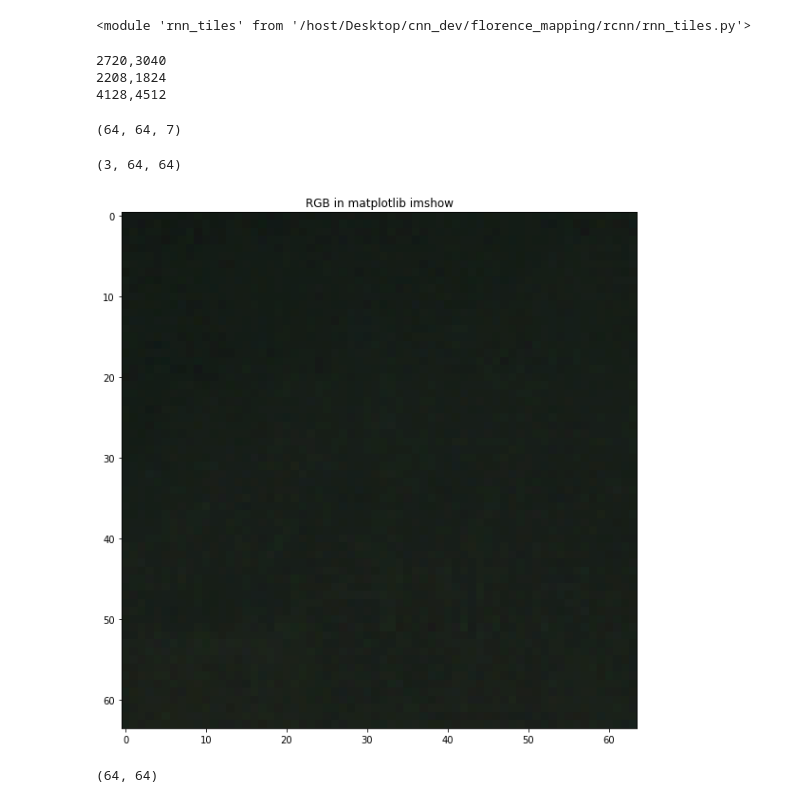
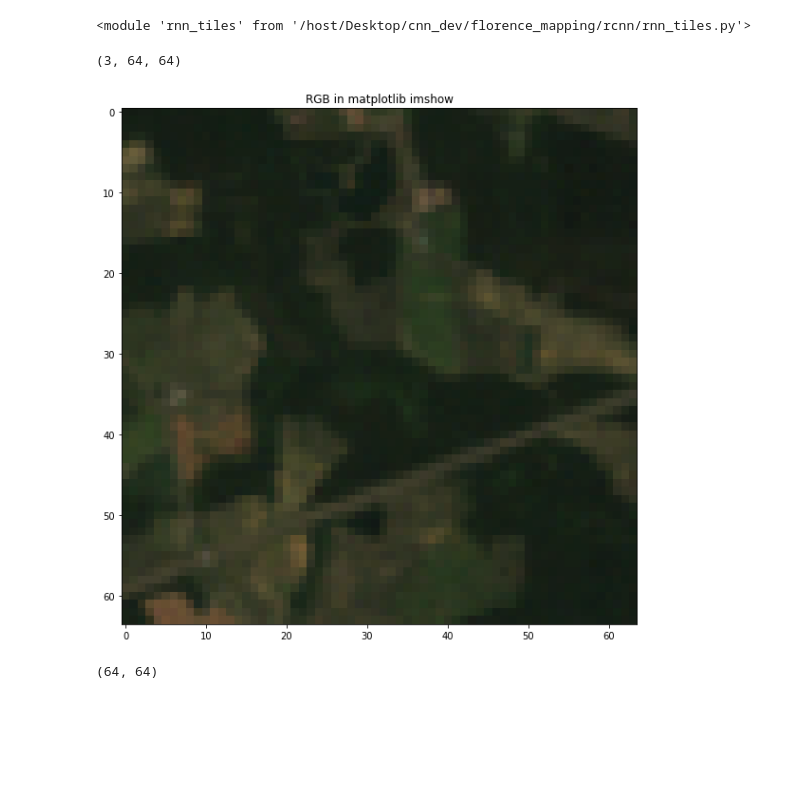
Before and after one commit to patrickcgray/landcover_rcnn, a Jupyter notebook: rcnn/rnn_data_processing.ipynb, the cells around one changed output. Drawn from its saved outputs; the diff is of its cells as text; code cells hidden in the pictures; blank space fills up the shorter version.

Commit message:
beginning canopy work

```diff
--- a/rcnn/rnn_data_processing.ipynb
+++ b/rcnn/rnn_data_processing.ipynb
@@ -141,7 +141,7 @@ tile_size = 64
 tile_list = ['028012', '029011', '028011']
 pixels = rnn_pixels.make_pixels(tile_size, tile_list)
 # %%
-new_px = rnn_pixels.delete_bad_tiles(landsat_datasets, pixels, 64)
+new_px = rnn_pixels.delete_bad_tiles(landsat_datasets, lc_labels, canopy_labels, pixels, 64)
 # %%
 print(len(new_px))
 # %% [output]
@@ -155,23 +155,15 @@ importlib.reload(rnn_tiles)
 # %%
 plt.close('all')
 # %%
-gen = rnn_tiles.rnn_tile_gen(landsat_datasets, lc_labels, canopy_labels, 64, 5)
+gen = rnn_tiles.rnn_tile_gen(landsat_datasets, lc_labels, canopy_labels, 64, 6)
 # %%
 generator = gen.tile_generator(new_px, 1)
 # %%
 l8_data, labels = next(generator)
-# %% [output]
-2720,3040
-2208,1824
-4128,4512
 # %%
 l8_data = l8_data.reshape((4, 64, 64, 7))
-# %%
-l8_data[0].shape
-# %% [output]
-(64, 64, 7)
 # %%
-view_landsat(reshape_as_raster(l8_data[0]))
+view_landsat(reshape_as_raster(l8_data[1]))
 # %% [output]
 (3, 64, 64)
-[figure, old version]
+[figure, new version]
```
Also changed, not shown: parts of 5 cells of this notebook, 7 other files.
